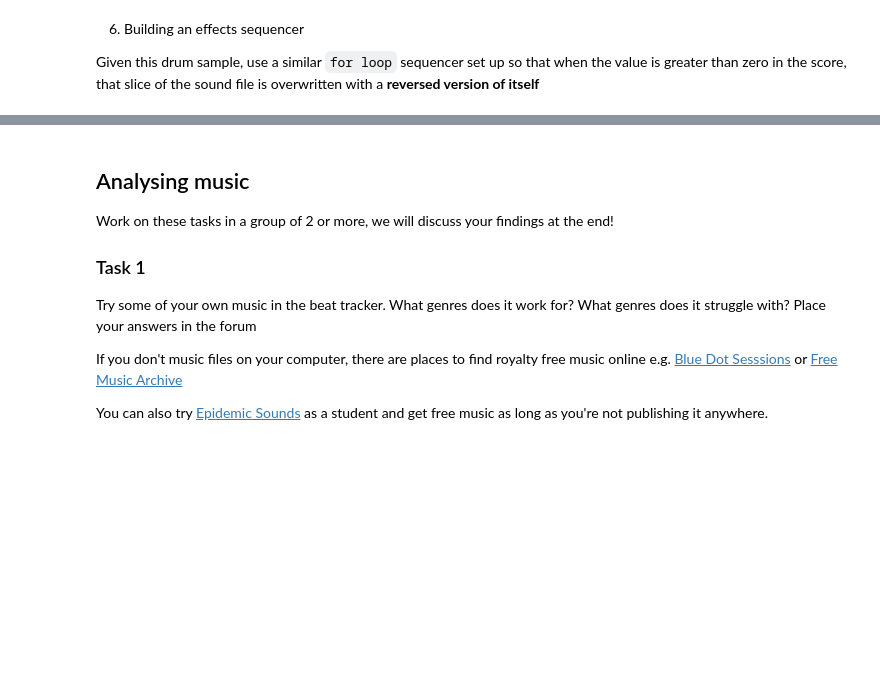
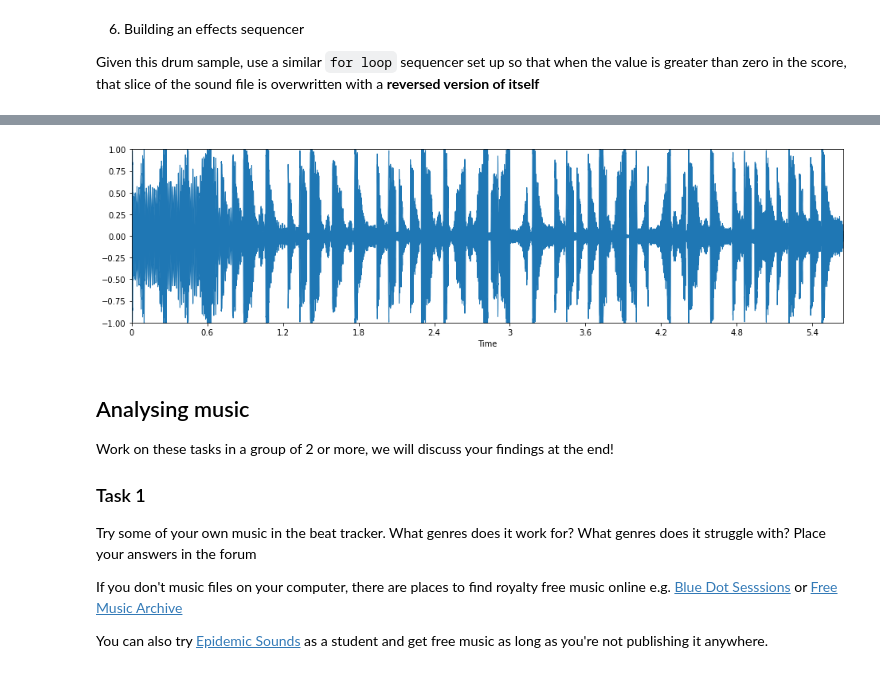
Before and after one commit to Yifan-FENG/test, a Jupyter notebook: Week-4/STEM-4-C-Week-4-Task-Partial-Solutions.ipynb, the cells around one changed output, grey strips where cells are left out. Saved outputs shown, nothing was run; the diff lists cells and outputs as text; code cells hidden in the pictures; blank space fills up the shorter version.

```diff
--- a/Week-4/STEM-4-C-Week-4-Task-Partial-Solutions.ipynb
+++ b/Week-4/STEM-4-C-Week-4-Task-Partial-Solutions.ipynb
@@ -116,6 +144,19 @@ drums, sr = librosa.load('../audio/drums5.wav')
 output_file = np.zeros(len(drums))
 sequence = [1,0,0,0,1,0,1,0,0]
 
-#your code here
+slice_length = len(drums) // len(sequence)
+
+start = 0
+for i in range(len(sequence)):
+    drum_slice = drums[slice_length*i:slice_length*(i+1)]
+    end = start + len(drum_slice)
+
+    if sequence[i] > 0:
+        drum_slice = np.flip(drum_slice)
+
+    output_file[start:end] = drum_slice
+
+    start = start + len(drum_slice)
 
 show_audio(output_file)
+# %% [output]
@@ -122,3 +164,4 @@ show_audio(output_file)
+[figure, added]
 # %% [markdown]
 ## Analysing music
 
```
Also changed, not shown: parts of 5 cells of this notebook, 2 other files.
